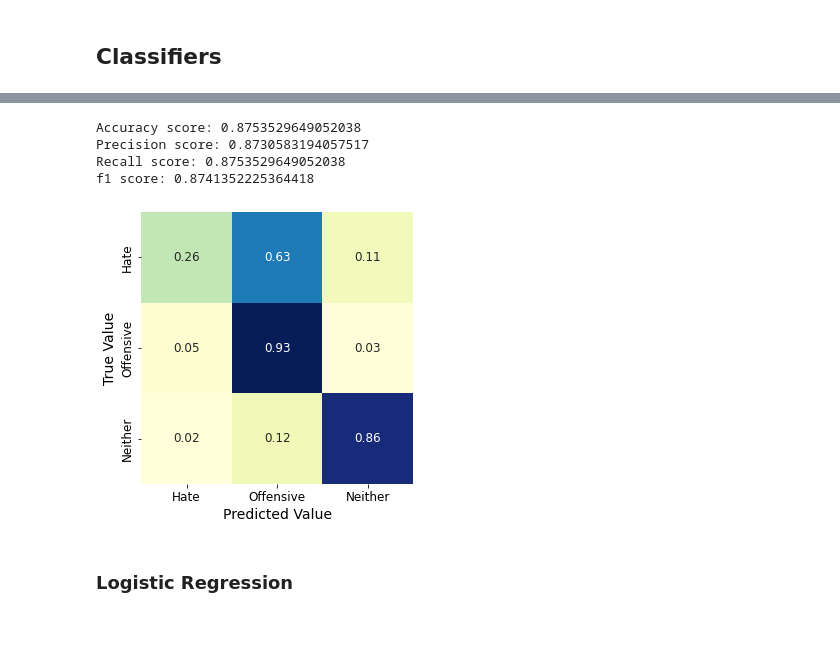
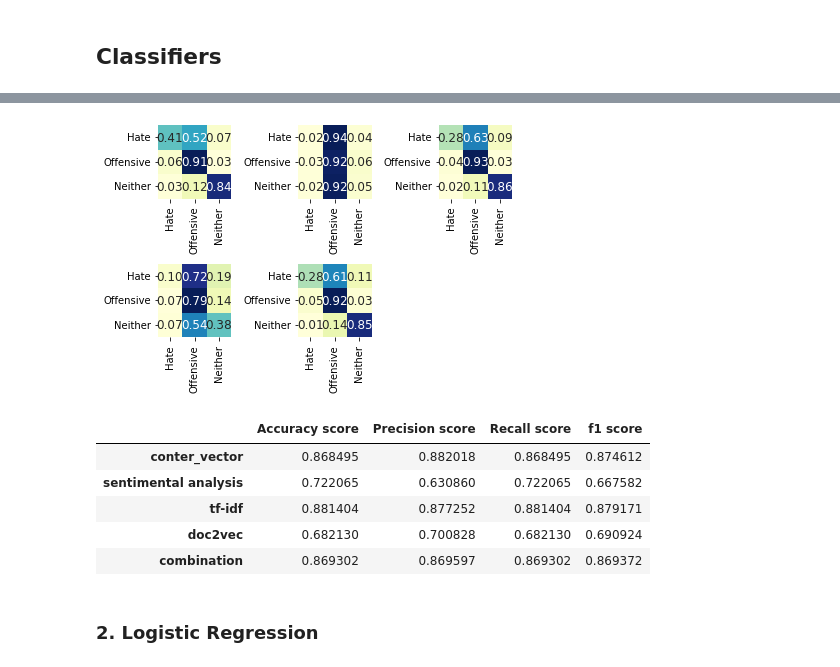
Before and after one commit to Anpan981025/ML_groupproject, a Jupyter notebook: hate_speech_classifier.ipynb, the cells around one changed output, grey strips where cells are left out. Saved outputs shown, nothing was run; the diff lists cells and outputs as text; code cells hidden in the pictures; blank space fills up the shorter version.

```diff
--- a/hate_speech_classifier.ipynb
+++ b/hate_speech_classifier.ipynb
@@ -607,22 +633,0 @@ pred_cv=classifier_cv.predict(X_test_cv)
-# %%
-import seaborn
-
-def result_evaluation(cm,y_test, pred):
-    matrix_proportions = np.zeros((3,3))
-    for i in range(0,3):
-        matrix_proportions[i,:] = cm[i,:]/float(cm[i,:].sum())
-    names=['Hate','Offensive','Neither']
-    confusion_df = pd.DataFrame(matrix_proportions, index=names,columns=names)
-    plt.figure(figsize=(5,5))
-    seaborn.heatmap(confusion_df,annot=True,annot_kws={"size": 12},cmap='YlGnBu',cbar=False, square=True,fmt='.2f')
-    plt.ylabel(r'True Value',fontsize=14)
-    plt.xlabel(r'Predicted Value',fontsize=14)
-    plt.tick_params(labelsize=12)
-    print('Accuracy score: {}'.format(accuracy_score(y_test, pred)))
-    print('Precision score: {}'.format(precision_score(y_test, pred,average='weighted')))
-    print('Recall score: {}'.format(recall_score(y_test, pred,average='weighted')))
-    print('f1 score: {}'.format(f1_score(y_test, pred,average='weighted')))
-
-
-cm_cv=confusion_matrix(y_test_cv,pred_cv)
-result_evaluation(cm_cv, y_test_cv, pred_cv)
@@ -678,11 +634,32 @@ pred_total=classifier_total.predict(X_test_total)
-# %%
-cm_total=confusion_matrix(y_test_total,pred_total)
-result_evaluation(cm_total,y_test_total, pred_total)
-# %% [output]
-Accuracy score: 0.8753529649052038
-Precision score: 0.8730583194057517
-Recall score: 0.8753529649052038
-f1 score: 0.8741352225364418
-[figure, removed]
+# %%
+from sklearn.tree import DecisionTreeClassifier
+
+metrics_table = {
+    'Accuracy score':[],
+    'Precision score':[],
+    'Recall score':[],
+    'f1 score':[]
+}
+
+for i in range(len(splited_data)):
+    data = splited_data[i]
+    classifier = DecisionTreeClassifier()
+    classifier.fit(data[0], data[1])
+    pred = classifier.predict(data[2])
+    cm = confusion_matrix(data[3],pred)
+    result_evaluation(cm, data[3], pred, i)
+
+plt.tight_layout()
+plt.show()
+metrics_table = pd.DataFrame(metrics_table, index = ['conter_vector', "sentimental analysis", "tf-idf", "doc2vec", "combination"])
+metrics_table
+# %% [output]
+[figure, added]
+|  | Accuracy score | Precision score | Recall score | f1 score |
+| conter_vector | 0.868495 | 0.882018 | 0.868495 | 0.874612 |
+| sentimental analysis | 0.722065 | 0.630860 | 0.722065 | 0.667582 |
+| tf-idf | 0.881404 | 0.877252 | 0.881404 | 0.879171 |
+| doc2vec | 0.682130 | 0.700828 | 0.682130 | 0.690924 |
+| combination | 0.869302 | 0.869597 | 0.869302 | 0.869372 |
 # %% [markdown]
-### Logistic Regression
+### 2. Logistic Regression
```
Also changed, not shown: parts of 54 cells of this notebook.
